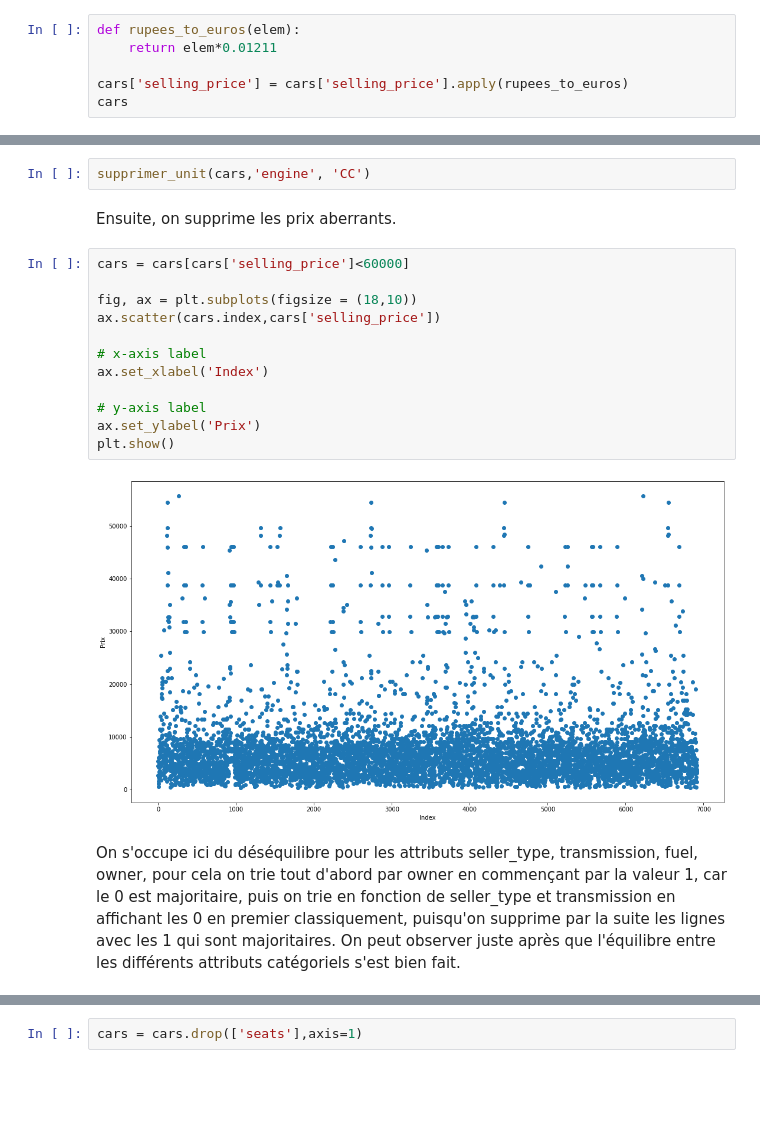
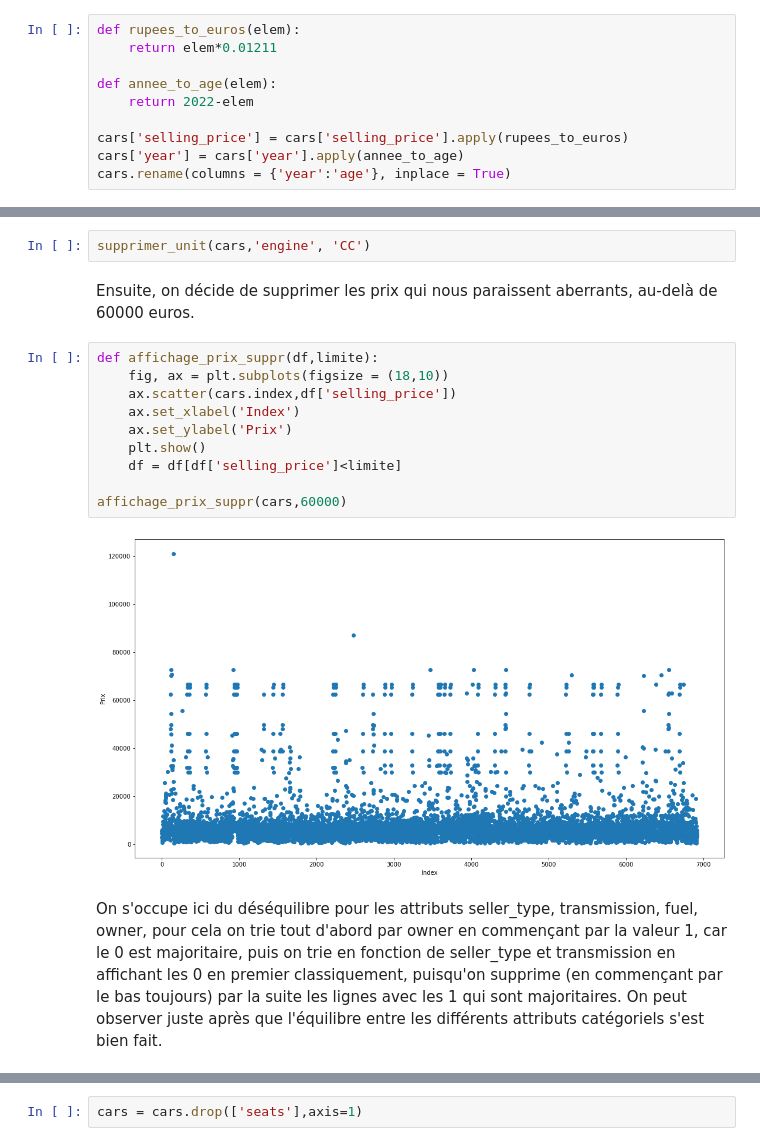
Before and after one commit to jagereren/Car-price-prediction-Machine-learning, a Jupyter notebook: projet_ias.ipynb, the cells around one changed output, grey strips where cells are left out. Drawn from its saved outputs; the diff is of its cells as text; blank space fills up the shorter version.

```diff
--- a/projet_ias.ipynb
+++ b/projet_ias.ipynb
@@ -140,5 +143,9 @@ On convertit les roupies du dataset en euros
 def rupees_to_euros(elem):
     return elem*0.01211
 
+def annee_to_age(elem):
+    return 2022-elem
+
 cars['selling_price'] = cars['selling_price'].apply(rupees_to_euros)
-cars
+cars['year'] = cars['year'].apply(annee_to_age)
+cars.rename(columns = {'year':'age'}, inplace = True)
@@ -253,23 +197,21 @@ supprimer_unit(cars,'mileage', 'kmpl')
 # %%
 supprimer_unit(cars,'engine', 'CC')
 # %% [markdown]
-Ensuite, on supprime les prix aberrants.
+Ensuite, on décide de supprimer les prix qui nous paraissent aberrants, au-delà de 60000 euros.
 # %%
-cars = cars[cars['selling_price']<60000]
+def affichage_prix_suppr(df,limite):
+    fig, ax = plt.subplots(figsize = (18,10))
+    ax.scatter(cars.index,df['selling_price'])
+    ax.set_xlabel('Index')
+    ax.set_ylabel('Prix')
+    plt.show()
+    df = df[df['selling_price']<limite]
 
-fig, ax = plt.subplots(figsize = (18,10))
-ax.scatter(cars.index,cars['selling_price'])
-
-# x-axis label
-ax.set_xlabel('Index')
-
-# y-axis label
-ax.set_ylabel('Prix')
-plt.show()
+affichage_prix_suppr(cars,60000)
 # %% [output]
-[figure, old version]
+[figure, new version]
 # %% [markdown]
-On s'occupe ici du déséquilibre pour les attributs seller_type, transmission, fuel, owner, pour cela on trie tout d'abord par owner en commençant par la valeur 1, car le 0 est majoritaire, puis on trie en fonction de seller_type et transmission en affichant les 0 en premier classiquement, puisqu'on supprime par la suite les lignes avec les 1 qui sont majoritaires. On peut observer juste après que l'équilibre entre les différents attributs catégoriels s'est bien fait.
+On s'occupe ici du déséquilibre pour les attributs seller_type, transmission, fuel, owner, pour cela on trie tout d'abord par owner en commençant par la valeur 1, car le 0 est majoritaire, puis on trie en fonction de seller_type et transmission en affichant les 0 en premier classiquement, puisqu'on supprime (en commençant par le bas toujours) par la suite les lignes avec les 1 qui sont majoritaires. On peut observer juste après que l'équilibre entre les différents attributs catégoriels s'est bien fait.
 # %%
 cars.sort_values(by=['owner'],ascending=False,inplace=True)
 cars.sort_values(by=['seller_type','transmission'],inplace=True)
```
Also changed, not shown: parts of 23 cells of this notebook, 1 other file.
